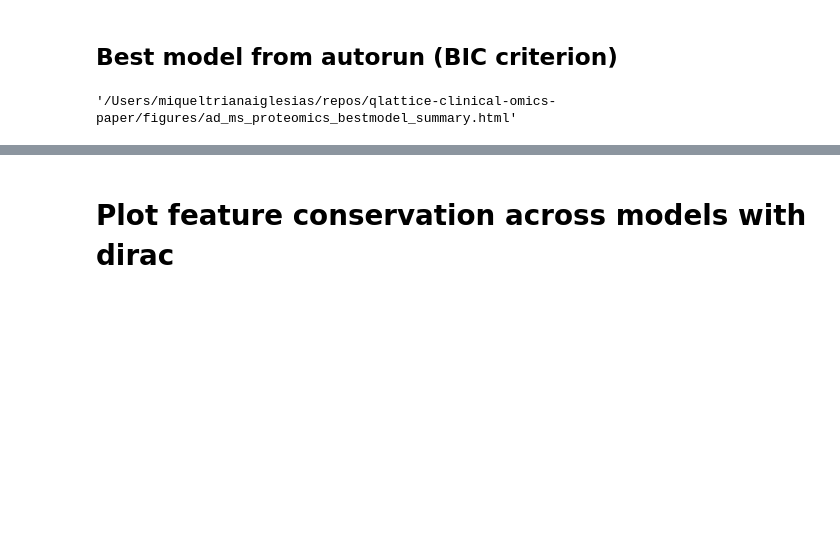
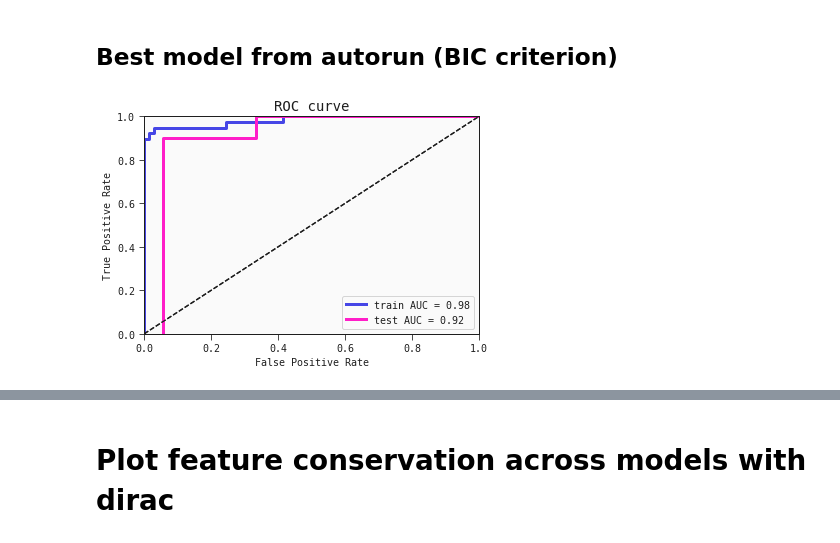
Before and after one commit to abzu-ai/QLattice-clinical-omics, a Jupyter notebook: notebooks/AD_case.ipynb, the cells around one changed output, grey strips where cells are left out. Cells and saved outputs as stored; diff of their text form; code cells hidden in the pictures; blank space fills up the shorter version.

```diff
--- a/notebooks/AD_case.ipynb
+++ b/notebooks/AD_case.ipynb
@@ -87,7 +103,9 @@ df_summary.to_csv("AD_summary_models.csv")
 ## Best model from autorun (BIC criterion)
 # %%
 best_model = models_single[0]
-# %%
-best_model.plot(train_val,test, filename=pathname+projectname+'bestmodel_summary'+'.html')
-# %% [output]
-'/Users/miqueltrianaiglesias/repos/qlattice-clinical-omics-paper/figures/ad_ms_proteomics_bestmodel_summary.html'
+# %%
+best_model.plot_roc_curve(train_val, label='train')
+best_model.plot_roc_curve(test, label='test', ax=plt.gca())
+plt.savefig(pathname+projectname+'roc_auc'+'.pdf', dpi=300, bbox_inches='tight')
+# %% [output]
+[figure, added]
```
Also changed, not shown: parts of 12 cells of this notebook, 8 other files.
